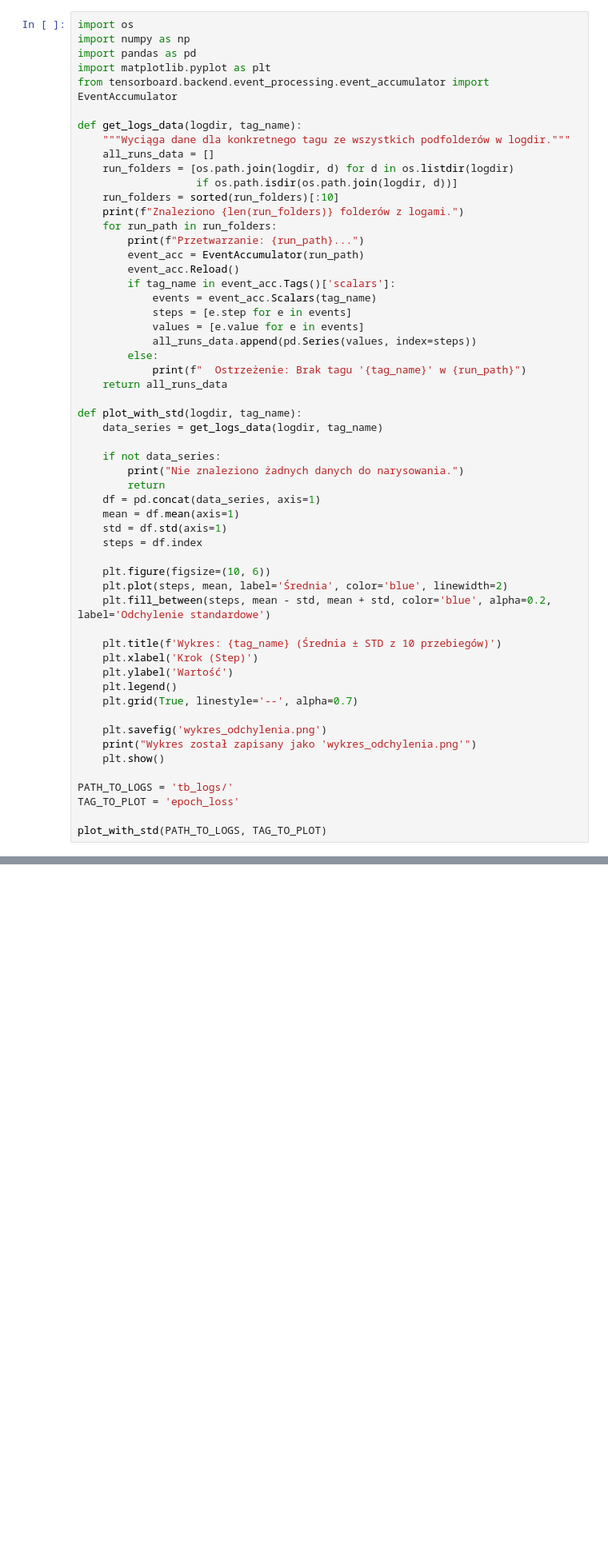
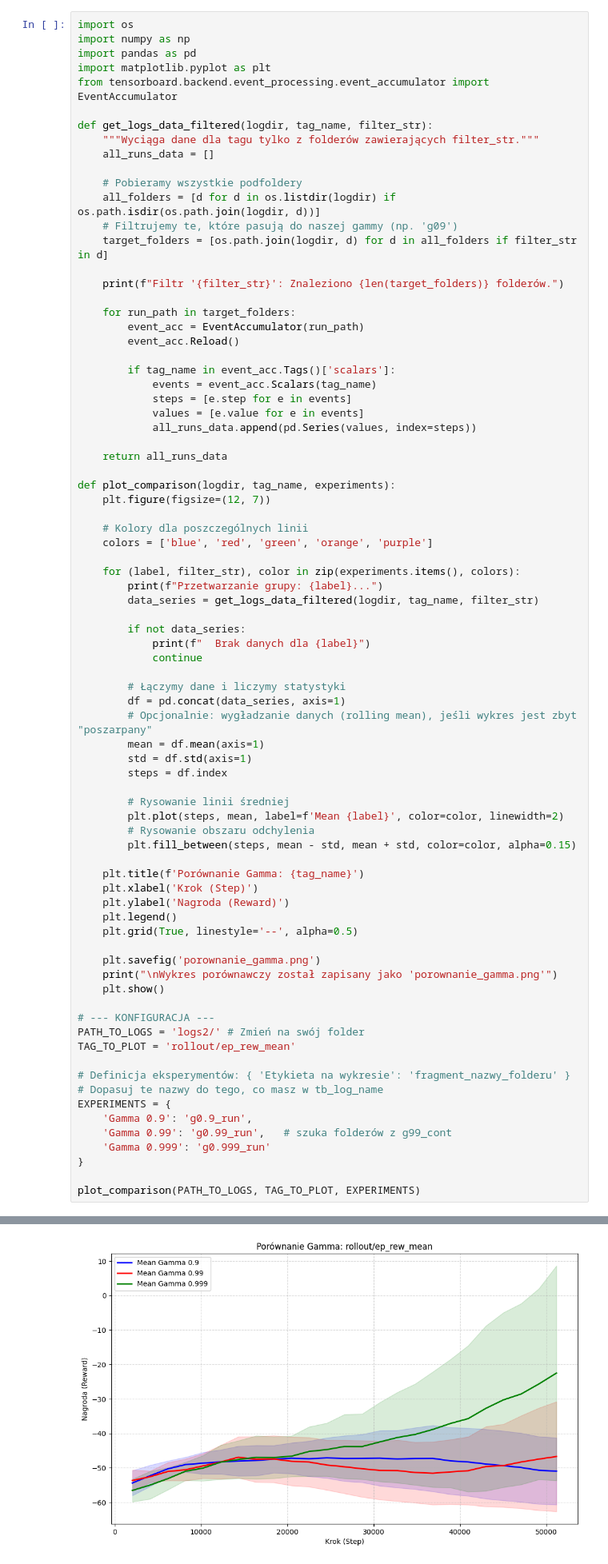
Before and after one commit to KlimaJaroslaw/InteligencjaObliczeniowa, a Jupyter notebook: proj03/wykresy.ipynb, the cells around one changed output, grey strips where cells are left out. Shown at 80% size. Cells and saved outputs as stored; diff of their text form; blank space fills up the shorter version.

```diff
--- a/proj03/wykresy.ipynb
+++ b/proj03/wykresy.ipynb
@@ -7,52 +7,76 @@ import pandas as pd
 import matplotlib.pyplot as plt
 from tensorboard.backend.event_processing.event_accumulator import EventAccumulator
 
-def get_logs_data(logdir, tag_name):
-    """Wyciąga dane dla konkretnego tagu ze wszystkich podfolderów w logdir."""
+def get_logs_data_filtered(logdir, tag_name, filter_str):
+    """Wyciąga dane dla tagu tylko z folderów zawierających filter_str."""
     all_runs_data = []
-    run_folders = [os.path.join(logdir, d) for d in os.listdir(logdir)
-                   if os.path.isdir(os.path.join(logdir, d))]
-    run_folders = sorted(run_folders)[:10]
-    print(f"Znaleziono {len(run_folders)} folderów z logami.")
-    for run_path in run_folders:
-        print(f"Przetwarzanie: {run_path}...")
+
+    # Pobieramy wszystkie podfoldery
+    all_folders = [d for d in os.listdir(logdir) if os.path.isdir(os.path.join(logdir, d))]
+    # Filtrujemy te, które pasują do naszej gammy (np. 'g09')
+    target_folders = [os.path.join(logdir, d) for d in all_folders if filter_str in d]
+
+    print(f"Filtr '{filter_str}': Znaleziono {len(target_folders)} folderów.")
+
+    for run_path in target_folders:
         event_acc = EventAccumulator(run_path)
         event_acc.Reload()
+
         if tag_name in event_acc.Tags()['scalars']:
             events = event_acc.Scalars(tag_name)
             steps = [e.step for e in events]
             values = [e.value for e in events]
             all_runs_data.append(pd.Series(values, index=steps))
-        else:
-            print(f"  Ostrzeżenie: Brak tagu '{tag_name}' w {run_path}")
+
     return all_runs_data
 
-def plot_with_std(logdir, tag_name):
-    data_series = get_logs_data(logdir, tag_name)
+def plot_comparison(logdir, tag_name, experiments):
+    plt.figure(figsize=(12, 7))
 
-    if not data_series:
-        print("Nie znaleziono żadnych danych do narysowania.")
-        return
-    df = pd.concat(data_series, axis=1)
-    mean = df.mean(axis=1)
-    std = df.std(axis=1)
-    steps = df.index
+    # Kolory dla poszczególnych linii
+    colors = ['blue', 'red', 'green', 'orange', 'purple']
 
-    plt.figure(figsize=(10, 6))
-    plt.plot(steps, mean, label='Średnia', color='blue', linewidth=2)
-    plt.fill_between(steps, mean - std, mean + std, color='blue', alpha=0.2, label='Odchylenie standardowe')
+    for (label, filter_str), color in zip(experiments.items(), colors):
+        print(f"Przetwarzanie grupy: {label}...")
+        data_series = get_logs_data_filtered(logdir, tag_name, filter_str)
 
-    plt.title(f'Wykres: {tag_name} (Średnia ± STD z 10 przebiegów)')
+        if not data_series:
+            print(f"  Brak danych dla {label}")
+            continue
+
+        # Łączymy dane i liczymy statystyki
+        df = pd.concat(data_series, axis=1)
+        # Opcjonalnie: wygładzanie danych (rolling mean), jeśli wykres jest zbyt "poszarpany"
+        mean = df.mean(axis=1)
+        std = df.std(axis=1)
+        steps = df.index
+
+        # Rysowanie linii średniej
+        plt.plot(steps, mean, label=f'Mean {label}', color=color, linewidth=2)
+        # Rysowanie obszaru odchylenia
+        plt.fill_between(steps, mean - std, mean + std, color=color, alpha=0.15)
+
+    plt.title(f'Porównanie Gamma: {tag_name}')
     plt.xlabel('Krok (Step)')
-    plt.ylabel('Wartość')
+    plt.ylabel('Nagroda (Reward)')
     plt.legend()
-    plt.grid(True, linestyle='--', alpha=0.7)
+    plt.grid(True, linestyle='--', alpha=0.5)
 
-    plt.savefig('wykres_odchylenia.png')
-    print("Wykres został zapisany jako 'wykres_odchylenia.png'")
+    plt.savefig('porownanie_gamma.png')
+    print("\nWykres porównawczy został zapisany jako 'porownanie_gamma.png'")
     plt.show()
 
-PATH_TO_LOGS = 'tb_logs/'
-TAG_TO_PLOT = 'epoch_loss'
+# --- KONFIGURACJA ---
+PATH_TO_LOGS = 'logs2/' # Zmień na swój folder
+TAG_TO_PLOT = 'rollout/ep_rew_mean'
 
-plot_with_std(PATH_TO_LOGS, TAG_TO_PLOT)
+# Definicja eksperymentów: { 'Etykieta na wykresie': 'fragment_nazwy_folderu' }
+# Dopasuj te nazwy do tego, co masz w tb_log_name
+EXPERIMENTS = {
+    'Gamma 0.9': 'g0.9_run',
+    'Gamma 0.99': 'g0.99_run',   # szuka folderów z g99_cont
+    'Gamma 0.999': 'g0.999_run'
+}
+
+plot_comparison(PATH_TO_LOGS, TAG_TO_PLOT, EXPERIMENTS)
+# %% [output]
@@ -58,0 +91 @@ plot_with_std(PATH_TO_LOGS, TAG_TO_PLOT)
+[figure, added]
```
Also changed, not shown: parts of 1 cell of this notebook, 8 other files.
